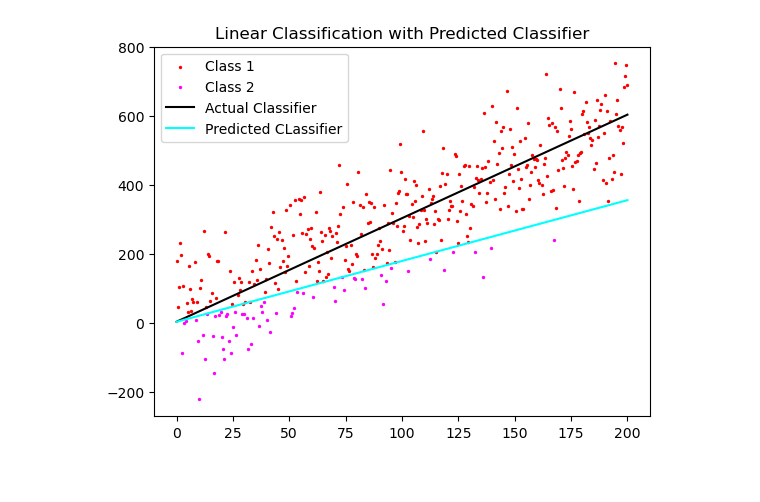
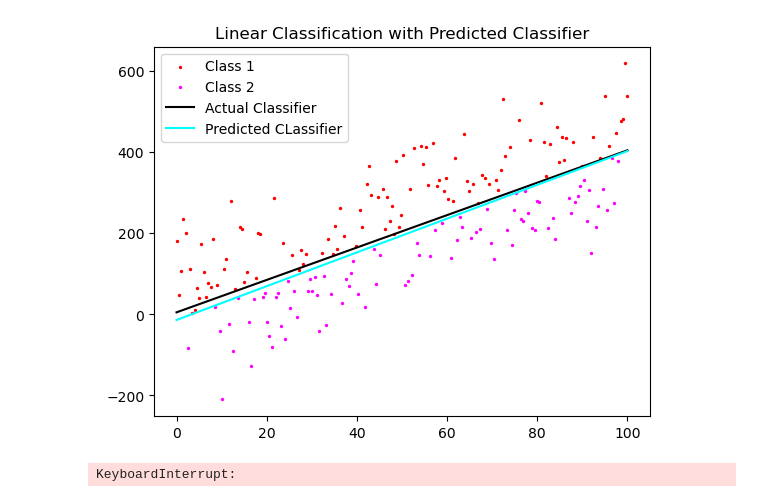
Before and after one commit to bksat90/MachineLearning, a Jupyter notebook: Random Linear Classifier.ipynb, the cells around one changed output. Saved outputs shown, nothing was run; the diff lists cells and outputs as text; code cells hidden in the pictures.

Commit message:
theta modified as vector:

```diff
--- a/Random Linear Classifier.ipynb
+++ b/Random Linear Classifier.ipynb
@@ -69,4 +97,0 @@ Enter the intercept value for the actual classifier: 4
-# %%
-# calculating actual and distributed y values
-y_true = m * x + c
-y = y_true + np.random.normal(0, 100, len(x))
@@ -97,38 +98,47 @@ plt.show()
 # %%
 # calculating parameters for a fixed hyper parameter (last argument)
-theta, thetazero, loss_min = random_linear_classifier(x, y, z, 10)
+theta, thetazero, loss_min = random_linear_classifier(x1, x2, y, 100)
 # %%
 # predicted y based on linear parameters
-yp = theta * x + thetazero
+x2_pred = (-theta[0] * x1 - thetazero) / theta[1]
 # %%
 # seperate data based on predicted classifier
-x3, x4, y3, y4 = [], [], [], []
-for i in range(len(x)):
-    if y[i] >= yp[i]:
-        x3.append(x[i])
-        y3.append(y[i])
-    else:
-        x4.append(x[i])
-        y4.append(y[i])
+x14, x15, x16, x24, x25, x26 = [], [], [], [], [], []
+for i in range(len(x1)):
+    if x2[i] > x2_pred[i]:
+        x14.append(x1[i])
+        x24.append(x2[i])
+    elif x2[i] == x2_pred[i]:
+        x15.append(x1[i])
+        x25.append(x2[i])
+    elif x2[i] < x2_pred[i]:
+        x16.append(x1[i])
+        x26.append(x2[i])
 # %%
 # plotting the original values along with predicted classifier
 plt.figure()
-plt.scatter(x3, y3, color='red', s=2, label='Class 1')
-plt.scatter(x4, y4, color='magenta', s=2, label='Class 2')
-plt.plot(x, y_true, color='black', label='Actual Classifier')
-plt.plot(x, yp, color='cyan', label='Predicted CLassifier')
+if len(x14) > 0:
+    plt.scatter(x14, x24, color='red', s=2, label='Class 1')
+if len(x15) > 0:
+    plt.scatter(x15, x25, color='green', s=2, label='Class 3')
+if len(x16) > 0:
+    plt.scatter(x16, x26, color='magenta', s=2, label='Class 2')
+plt.plot(x1, x2_true, color='black', label='Actual Classifier')
+plt.plot(x1, x2_pred, color='cyan', label='Predicted CLassifier')
 plt.title('Linear Classification with Predicted Classifier')
 plt.legend()
 plt.show()
 # %% [output]
-[figure, old version]
+[figure, new version]
 # %%
 # calculating the error rate for n times
 errors = []
 k = np.arange(1, 501)
 for i in k:
-    theta, thetazero, error_min = random_linear_classifier(x, y, z, i)
+    theta, thetazero, error_min = random_linear_classifier(x1, x2, y, i)
     errors.append(error_min)
+# %% [output]
+KeyboardInterrupt:
 # %%
 # plotting the minimum error rates against hyperparameter
 plt.figure()
```
Also changed, not shown: parts of 15 cells of this notebook.
